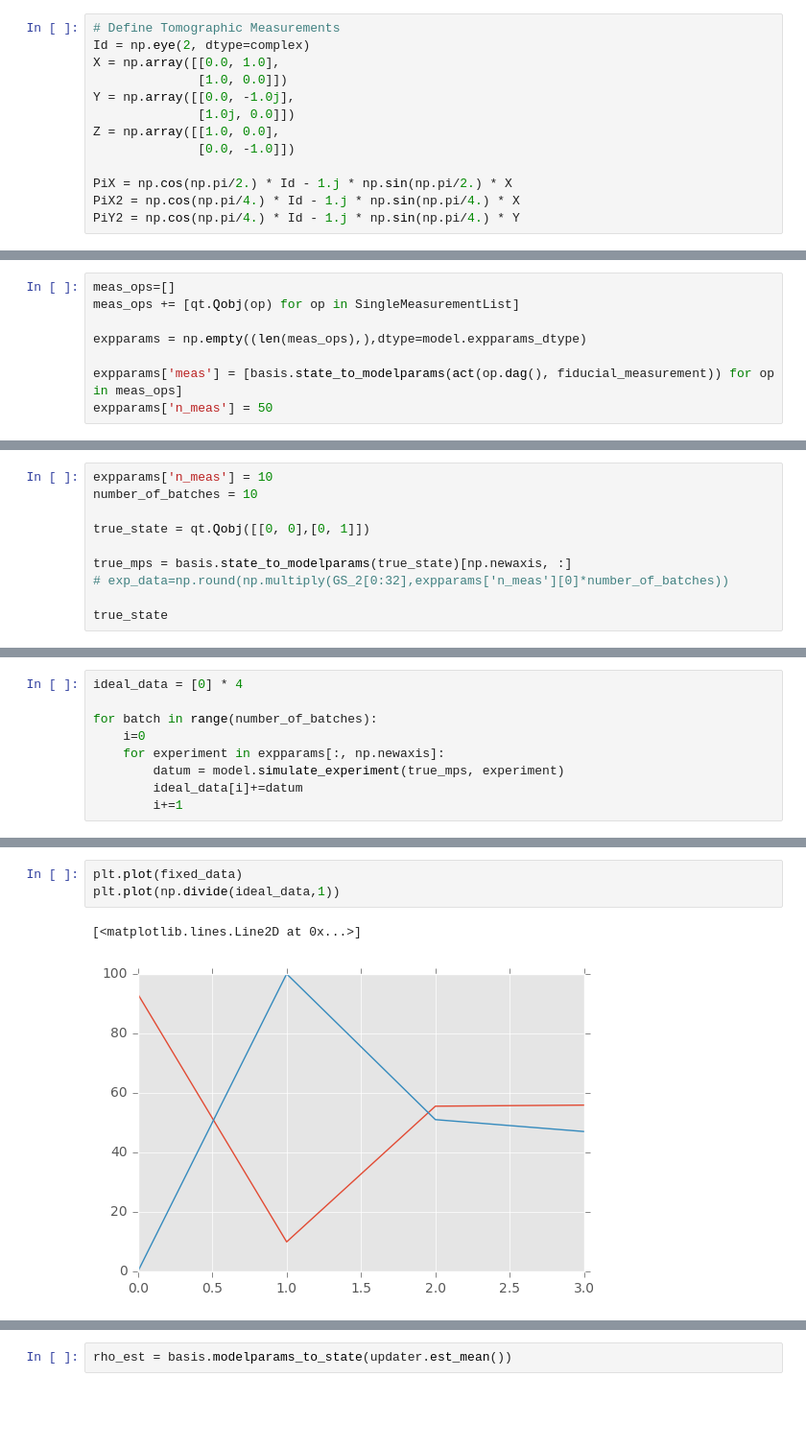
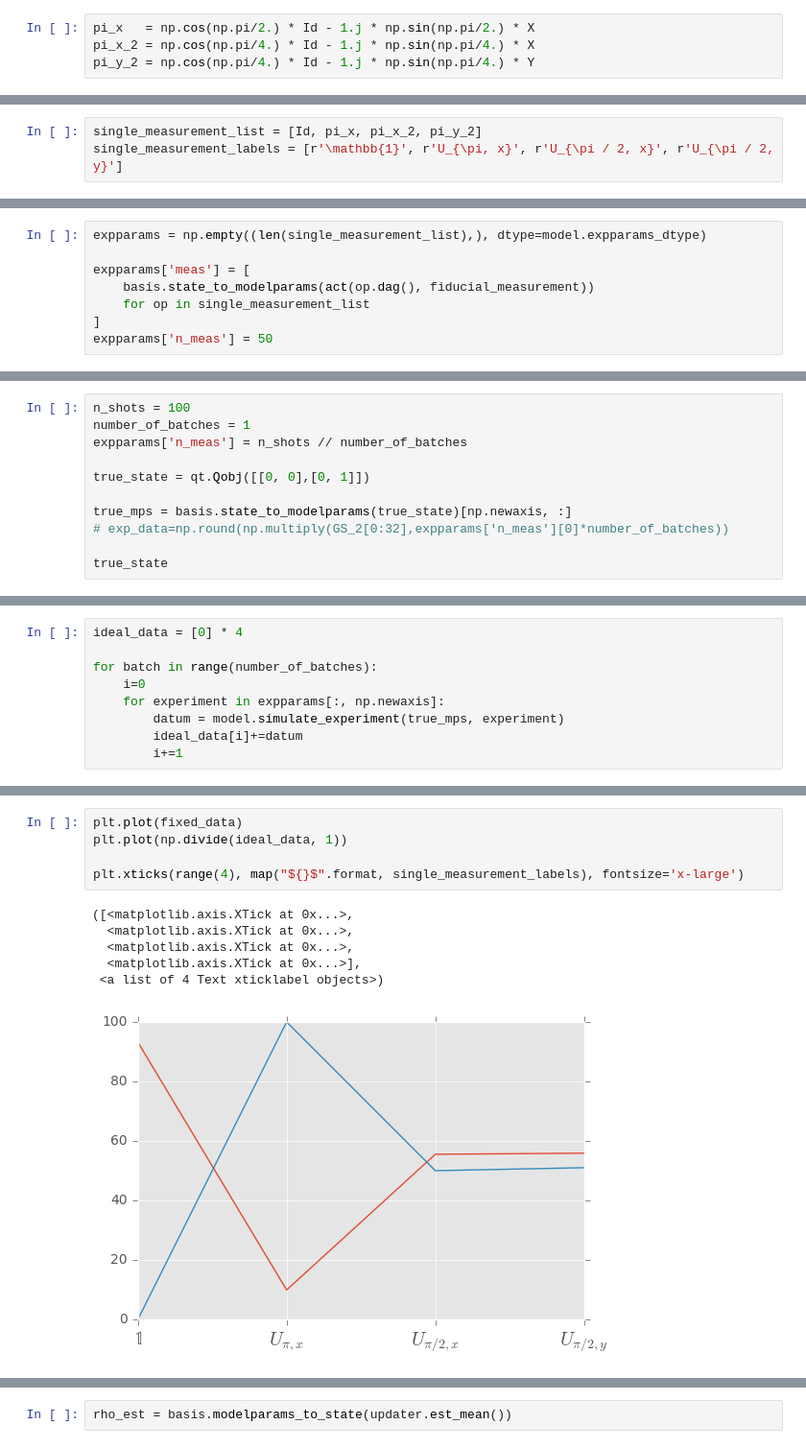
Before and after one commit to jamescolless/Bayesian_Tomography, a Jupyter notebook: two-qubit-state-tomo.ipynb, the cells around one changed output, grey strips where cells are left out. Shown at 96% size. Cells and saved outputs as stored; diff of their text form; blank space fills up the shorter version.

Commit message:
Updated single-qubit example w/ more prose, fixed data handling?

```diff
--- a/two-qubit-state-tomo.ipynb
+++ b/two-qubit-state-tomo.ipynb
@@ -15,13 +37,4 @@ plt.style.use('ggplot')
 # %%
-# Define Tomographic Measurements
-Id = np.eye(2, dtype=complex)
-X = np.array([[0.0, 1.0],
-              [1.0, 0.0]])
-Y = np.array([[0.0, -1.0j],
-              [1.0j, 0.0]])
-Z = np.array([[1.0, 0.0],
-              [0.0, -1.0]])
-
-PiX = np.cos(np.pi/2.) * Id - 1.j * np.sin(np.pi/2.) * X
-PiX2 = np.cos(np.pi/4.) * Id - 1.j * np.sin(np.pi/4.) * X
-PiY2 = np.cos(np.pi/4.) * Id - 1.j * np.sin(np.pi/4.) * Y
+pi_x   = np.cos(np.pi/2.) * Id - 1.j * np.sin(np.pi/2.) * X
+pi_x_2 = np.cos(np.pi/4.) * Id - 1.j * np.sin(np.pi/4.) * X
+pi_y_2 = np.cos(np.pi/4.) * Id - 1.j * np.sin(np.pi/4.) * Y
@@ -52,0 +72,3 @@ Quantum object: dims = [[2], [2]], shape = (2, 2), type = oper, isherm = True\be
+# %%
+single_measurement_list = [Id, pi_x, pi_x_2, pi_y_2]
+single_measurement_labels = [r'\mathbb{1}', r'U_{\pi, x}', r'U_{\pi / 2, x}', r'U_{\pi / 2, y}']
@@ -53,8 +77,8 @@ Quantum object: dims = [[2], [2]], shape = (2, 2), type = oper, isherm = True\be
 # %%
-meas_ops=[]
-meas_ops += [qt.Qobj(op) for op in SingleMeasurementList]
+expparams = np.empty((len(single_measurement_list),), dtype=model.expparams_dtype)
 
-expparams = np.empty((len(meas_ops),),dtype=model.expparams_dtype)
-
-expparams['meas'] = [basis.state_to_modelparams(act(op.dag(), fiducial_measurement)) for op in meas_ops]
+expparams['meas'] = [
+    basis.state_to_modelparams(act(op.dag(), fiducial_measurement))
+    for op in single_measurement_list
+]
 expparams['n_meas'] = 50
@@ -82,7 +108,8 @@ GS_Single_Qubit_data=pickle.load(open("GS_Single_Qubit_data","r"))
 exp_data=GS_Single_Qubit_data["Measurements"]
 # %%
-expparams['n_meas'] = 10
-number_of_batches = 10
+n_shots = 100
+number_of_batches = 1
+expparams['n_meas'] = n_shots // number_of_batches
 
 true_state = qt.Qobj([[0, 0],[0, 1]])
 
@@ -113,6 +145,12 @@ plt.plot(fixed_data)
 # %%
 plt.plot(fixed_data)
-plt.plot(np.divide(ideal_data,1))
+plt.plot(np.divide(ideal_data, 1))
+
+plt.xticks(range(4), map("${}$".format, single_measurement_labels), fontsize='x-large')
 # %% [output]
-[<matplotlib.lines.Line2D at 0x...>]
+([<matplotlib.axis.XTick at 0x...>,
+  <matplotlib.axis.XTick at 0x...>,
+  <matplotlib.axis.XTick at 0x...>,
+  <matplotlib.axis.XTick at 0x...>],
+ <a list of 4 Text xticklabel objects>)
-[figure, old version]
+[figure, new version]
```
Also changed, not shown: parts of 37 cells of this notebook.
